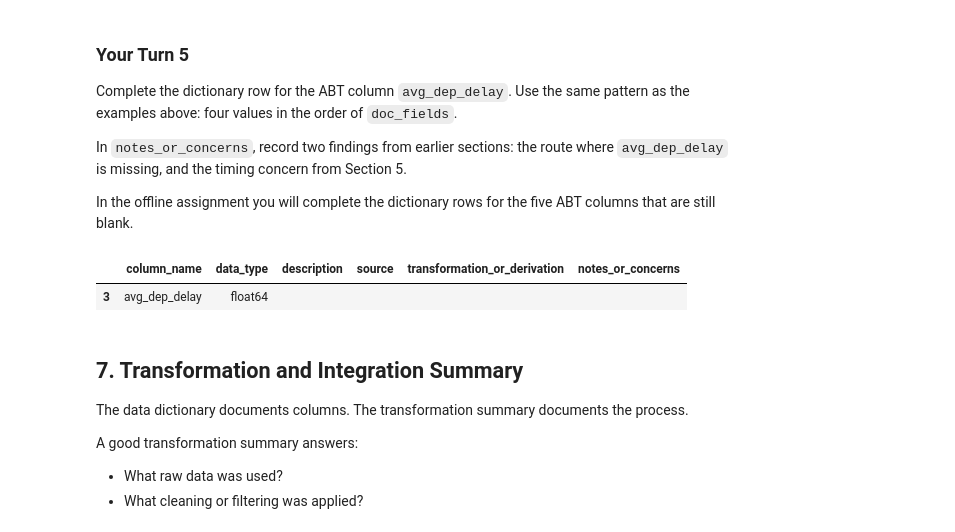
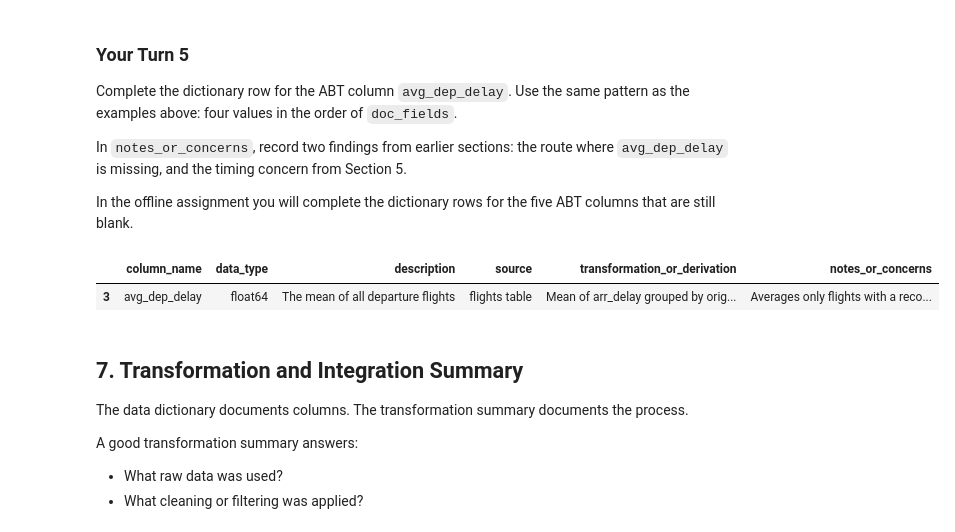
Before and after one commit to rubenruiz-gif/ban6003-week11-rubenruiz, a Jupyter notebook: notebooks/module11_abt_documentation_guided_lab.ipynb, the cells around one changed output. Saved outputs shown, nothing was run; the diff lists cells and outputs as text; code cells hidden in the pictures.

```diff
--- a/notebooks/module11_abt_documentation_guided_lab.ipynb
+++ b/notebooks/module11_abt_documentation_guided_lab.ipynb
@@ -555,17 +557,17 @@ In the offline assignment you will complete the dictionary rows for the five ABT
 # %%
 # Your Turn 5 - document the ABT column avg_dep_delay (one dictionary row).
 # Replace the four empty strings, in the order of doc_fields, then run the cell.
 your_turn_entries = {
-    "avg_dep_delay": ["", "", "", ""],
+    "avg_dep_delay": ["The mean of all departure flights", "flights table", "Mean of arr_delay grouped by origin and destination", "Averages only flights with a recorded departure delay; negative means early on average"],
 }
 
 for abt_column, values in your_turn_entries.items():
     data_dictionary.loc[data_dictionary["column_name"] == abt_column, doc_fields] = values
 
 data_dictionary[data_dictionary["column_name"] == "avg_dep_delay"]
 # %% [output]
 |  | column_name | data_type | description | source | transformation_or_derivation | notes_or_concerns |
-| 3 | avg_dep_delay | float64 |  |  |  |  |
+| 3 | avg_dep_delay | float64 | The mean of all departure flights | flights table | Mean of arr_delay grouped by orig... | Averages only flights with a reco... |
 # %% [markdown]
 ## 7. Transformation and Integration Summary
 
```
Also changed, not shown: parts of 10 cells of this notebook, 3 other files.
